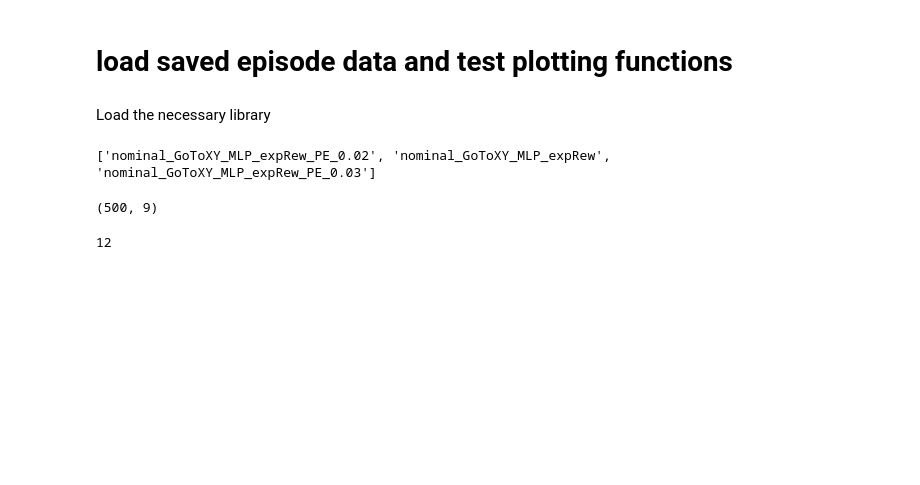
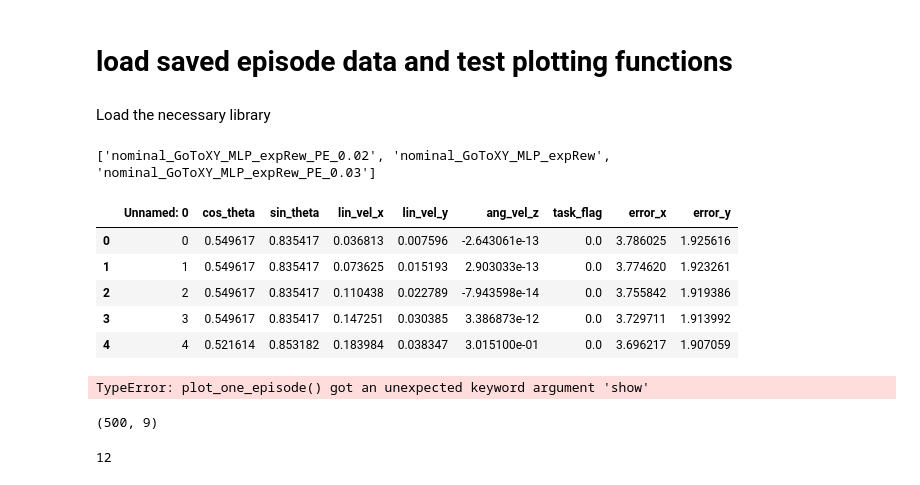
Before and after one commit to elharirymatteo/RANS, a Jupyter notebook: omniisaacgymenvs/utils/test_plots.ipynb, the cells around one changed output. Saved outputs shown, nothing was run; the diff lists cells and outputs as text; code cells hidden in the pictures; blank space fills up the shorter version.

```diff
--- a/omniisaacgymenvs/utils/test_plots.ipynb
+++ b/omniisaacgymenvs/utils/test_plots.ipynb
@@ -23,6 +24,22 @@ all_actions = [pd.read_csv(load_dir + experiment + "/" + ep + "/actions.csv", in
                         for experiment in experiments for ep in os.listdir(load_dir + experiment) if ".png" not in ep]
 # %% [output]
 ['nominal_GoToXY_MLP_expRew_PE_0.02', 'nominal_GoToXY_MLP_expRew', 'nominal_GoToXY_MLP_expRew_PE_0.03']
+# %%
+all_obs = [pd.read_csv(load_dir + experiment + "/" + ep + "/states_episode.csv", index_col=None)
+                        for experiment in experiments for ep in os.listdir(load_dir + experiment) if ".png" not in ep]
+all_obs[0].head()
+# %% [output]
+|  | Unnamed: 0 | cos_theta | sin_theta | lin_vel_x | lin_vel_y | ang_vel_z | task_flag | error_x | error_y |
+| 0 | 0 | 0.549617 | 0.835417 | 0.036813 | 0.007596 | -2.643061e-13 | 0.0 | 3.786025 | 1.925616 |
+| 1 | 1 | 0.549617 | 0.835417 | 0.073625 | 0.015193 | 2.903033e-13 | 0.0 | 3.774620 | 1.923261 |
+| 2 | 2 | 0.549617 | 0.835417 | 0.110438 | 0.022789 | -7.943598e-14 | 0.0 | 3.755842 | 1.919386 |
+| 3 | 3 | 0.549617 | 0.835417 | 0.147251 | 0.030385 | 3.386873e-12 | 0.0 | 3.729711 | 1.913992 |
+| 4 | 4 | 0.521614 | 0.853182 | 0.183984 | 0.038347 | 3.015100e-01 | 0.0 | 3.696217 | 1.907059 |
+# %%
+episode_0 = all_obs[0].to_numpy()
+plot_one_episode(episode_0, save_dir=None, show_plots=True)
+# %% [output]
+TypeError: plot_one_episode() got an unexpected keyword argument 'show'
 # %%
 print(all_actions[0].shape)
 # %% [output]
```
Also changed, not shown: parts of 2 cells of this notebook, 3 other files.
